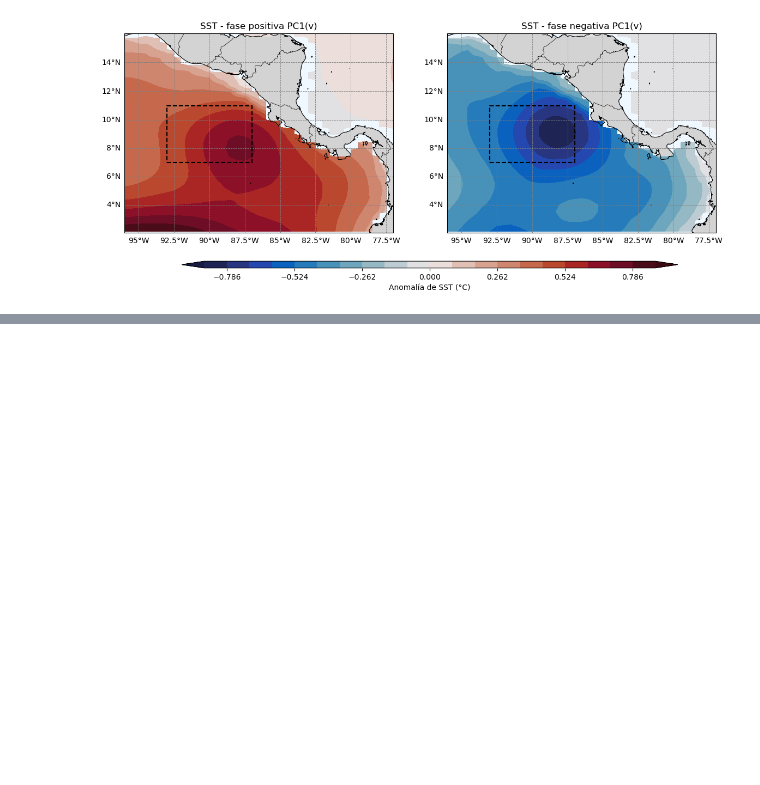
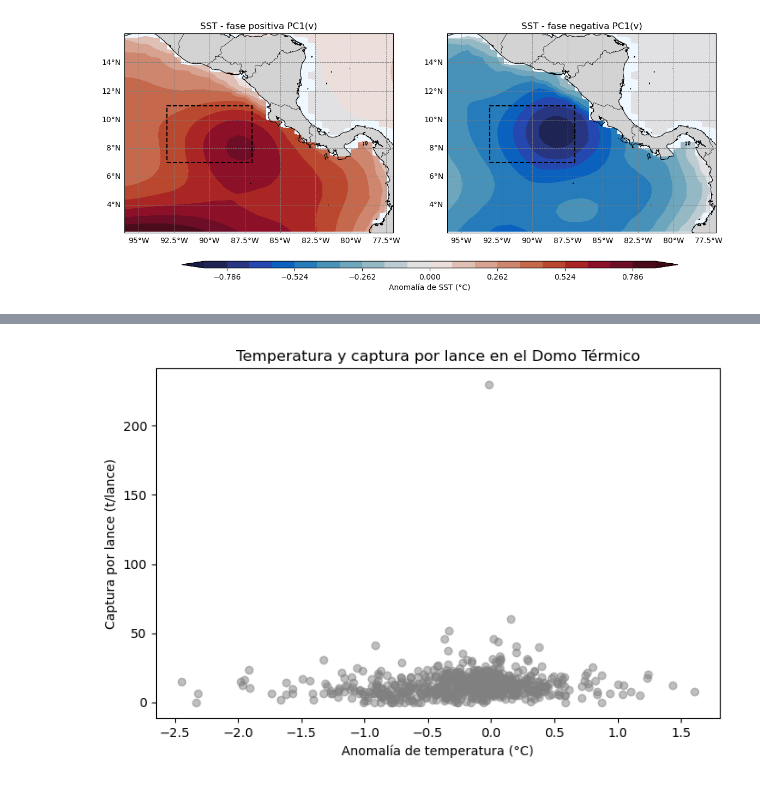
Before and after one commit to Intercoonecta/OHWE_26_ATUN_TEMP, a Jupyter notebook: Exploracion_atun_CR.ipynb, the cells around one changed output, grey strips where cells are left out. Saved outputs shown, nothing was run; the diff lists cells and outputs as text; code cells hidden in the pictures; blank space fills up the shorter version.

```diff
--- a/Exploracion_atun_CR.ipynb
+++ b/Exploracion_atun_CR.ipynb
@@ -722,0 +1103,13 @@ Número de meses en fase neutra: 594
+# %%
+# una vez calculadas las anomalias hay que hacer la tabla con fecha y anomalia
+# Convertir las anomalías en una tabla
+tabla_temperatura = anomalia_temperatura.to_dataframe(
+    name="anomalia_c"
+).reset_index()
+
+# Conservar la fecha y la anomalía
+tabla_temperatura = tabla_temperatura[
+    ["time", "anomalia_c"]
+].rename(columns={"time": "fecha"})
+
+tabla_temperatura.head(6)
@@ -722,0 +1124,10 @@ Número de meses en fase neutra: 594
+# %%
+# Unir tablas de pesca y temp por fecha
+datos_analisis = pesca_mensual.merge(
+    tabla_temperatura,
+    on="fecha",
+    how="inner",
+    validate="one_to_one"
+)
+
+datos_analisis.head(6)
@@ -722,0 +1151,20 @@ Número de meses en fase neutra: 594
+# %%
+# gráfico de dispersión para observar cómo se relacionan ambas variables. Cada punto corresponde a un mes.
+import matplotlib.pyplot as plt
+
+plt.figure(figsize=(8, 5))
+
+plt.scatter(
+    datos_analisis["anomalia_c"],
+    datos_analisis["captura_por_lance"],
+    color="gray",
+    alpha=0.5
+)
+
+plt.xlabel("Anomalía de temperatura (°C)")
+plt.ylabel("Captura por lance (t/lance)")
+plt.title("Temperatura y captura por lance en el Domo Térmico")
+
+plt.show()
+# %% [output]
+[figure, added]
```
Also changed, not shown: parts of 57 cells of this notebook.
